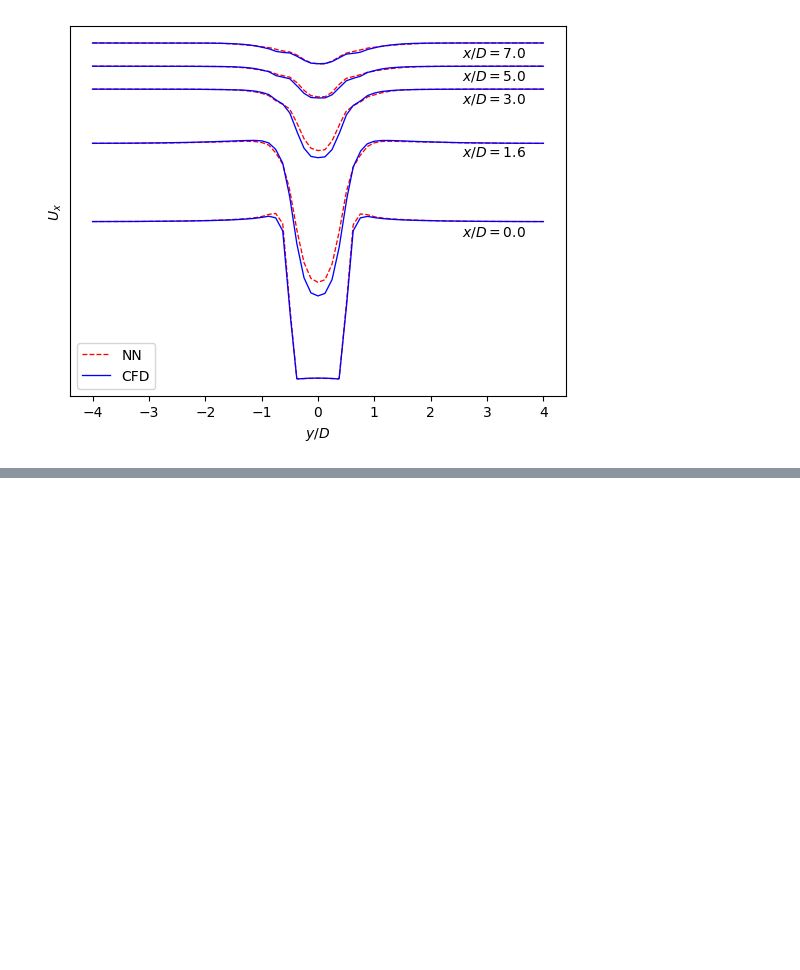
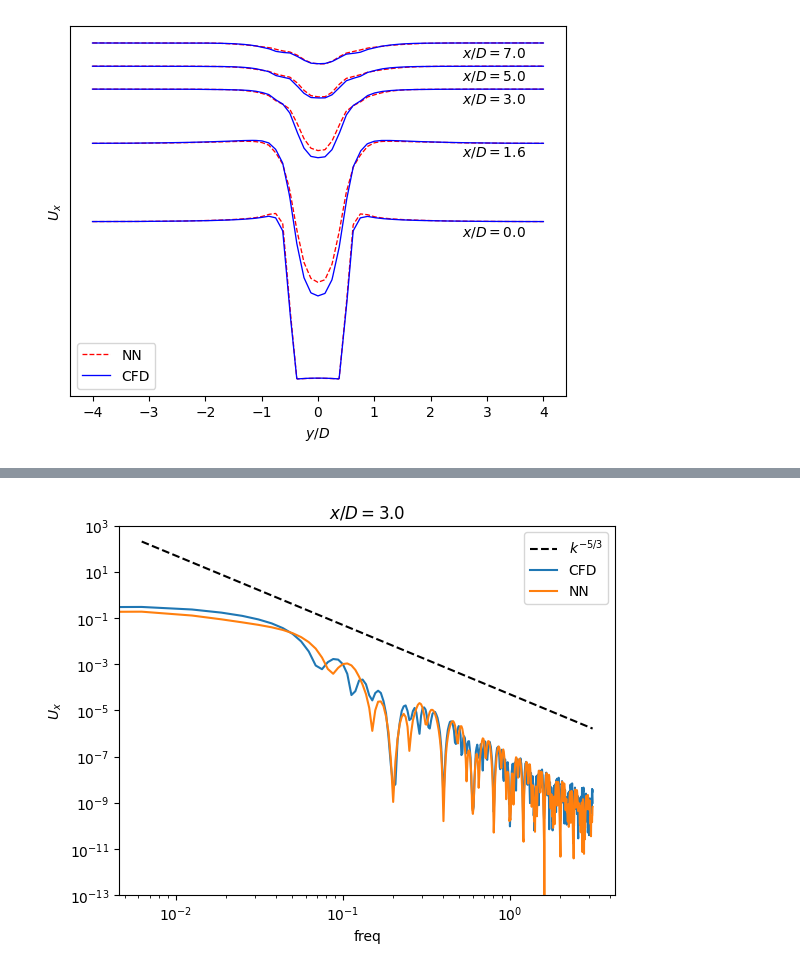
Before and after one commit to halimarefat/torchFOAM, a Jupyter notebook: Analysis/TraversewisePlot.ipynb, the cells around one changed output, grey strips where cells are left out. Saved outputs shown, nothing was run; the diff lists cells and outputs as text; code cells hidden in the pictures; blank space fills up the shorter version.

```diff
--- a/Analysis/TraversewisePlot.ipynb
+++ b/Analysis/TraversewisePlot.ipynb
@@ -86,0 +111,4 @@ plt.plot(dynC1_00.arc_length, dynC1_00.vortexStretching)
+# %%
+engPlot(nnC1_30.U_X.values, dynC1_30.U_X.values, r'$x/D=3.0$', r'$U_x$')
+# %% [output]
+[figure, added]
```
Also changed, not shown: parts of 7 cells of this notebook.
